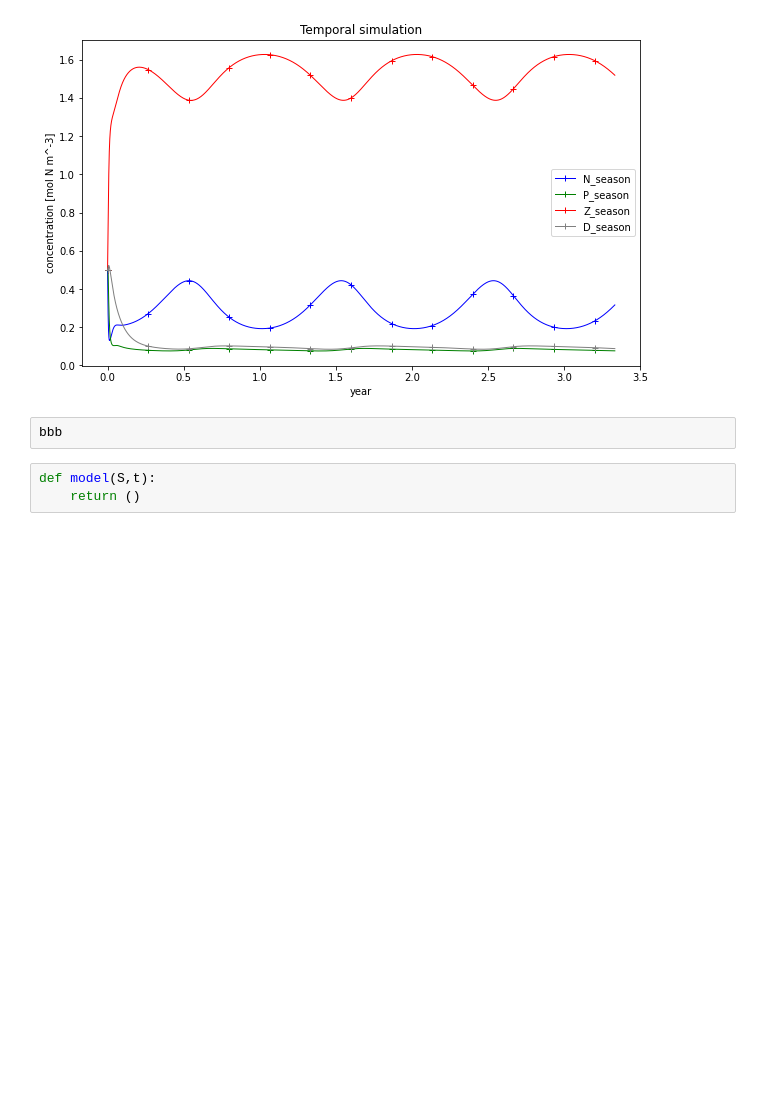
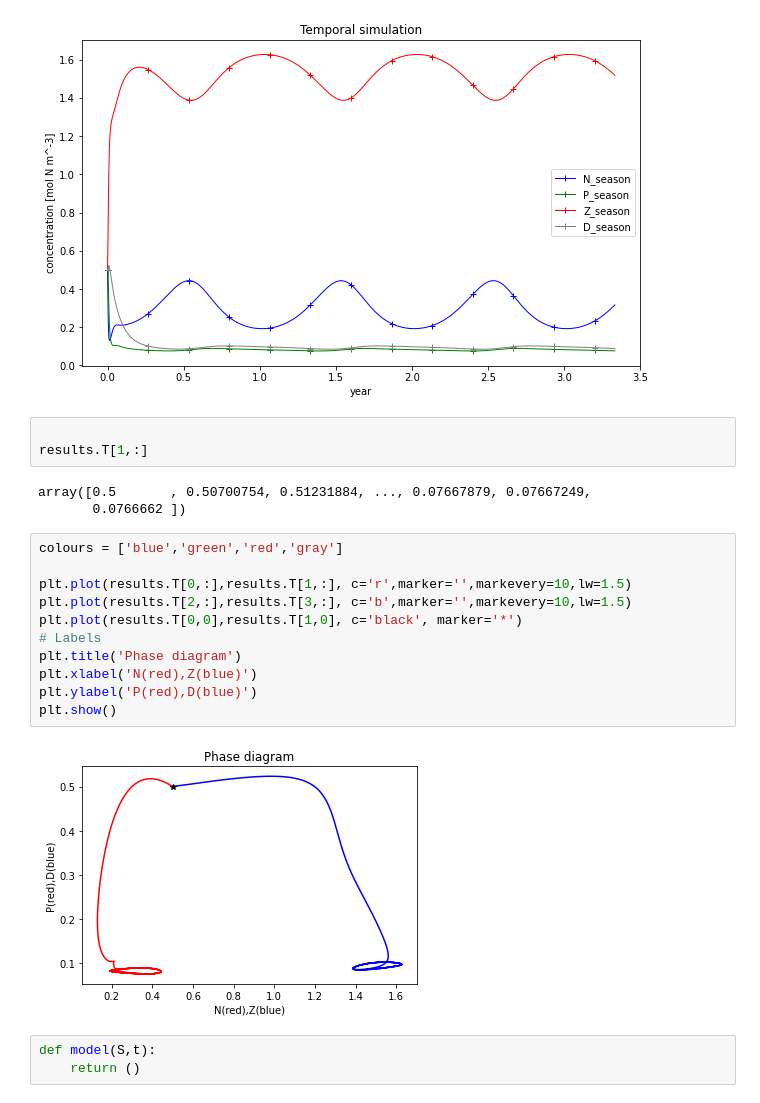
Before and after one commit to jaumecolomhernandez/mmb, a Jupyter notebook: Population models project NZPD-jaume.ipynb, the cells around one changed output. Drawn from its saved outputs; the diff is of its cells as text; blank space fills up the shorter version.

Commit message:
Added phase plot

```diff
--- a/Population models project NZPD-jaume.ipynb
+++ b/Population models project NZPD-jaume.ipynb
@@ -327,8 +327,25 @@ plt.legend()
 plt.show()
 # %% [output]
 [figure]
-# %%
-bbb
+# %%
+
+results.T[1,:]
+# %% [output]
+array([0.5       , 0.50700754, 0.51231884, ..., 0.07667879, 0.07667249,
+       0.0766662 ])
+# %%
+colours = ['blue','green','red','gray']
+
+plt.plot(results.T[0,:],results.T[1,:], c='r',marker='',markevery=10,lw=1.5)
+plt.plot(results.T[2,:],results.T[3,:], c='b',marker='',markevery=10,lw=1.5)
+plt.plot(results.T[0,0],results.T[1,0], c='black', marker='*')
+# Labels
+plt.title('Phase diagram')
+plt.xlabel('N(red),Z(blue)')
+plt.ylabel('P(red),D(blue)')
+plt.show()
+# %% [output]
+[figure, added]
 # %%
 def model(S,t):
     return ()
```
